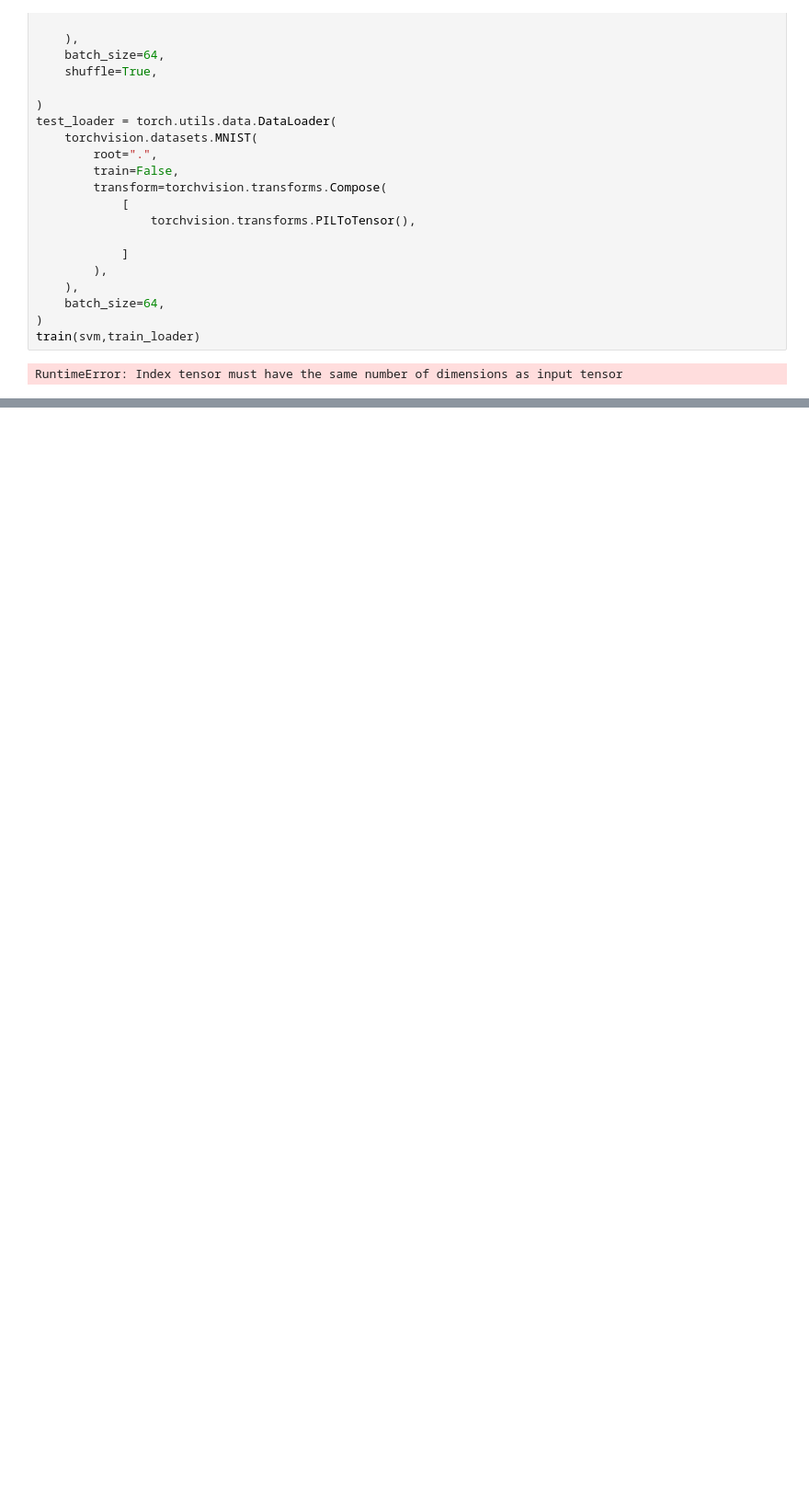
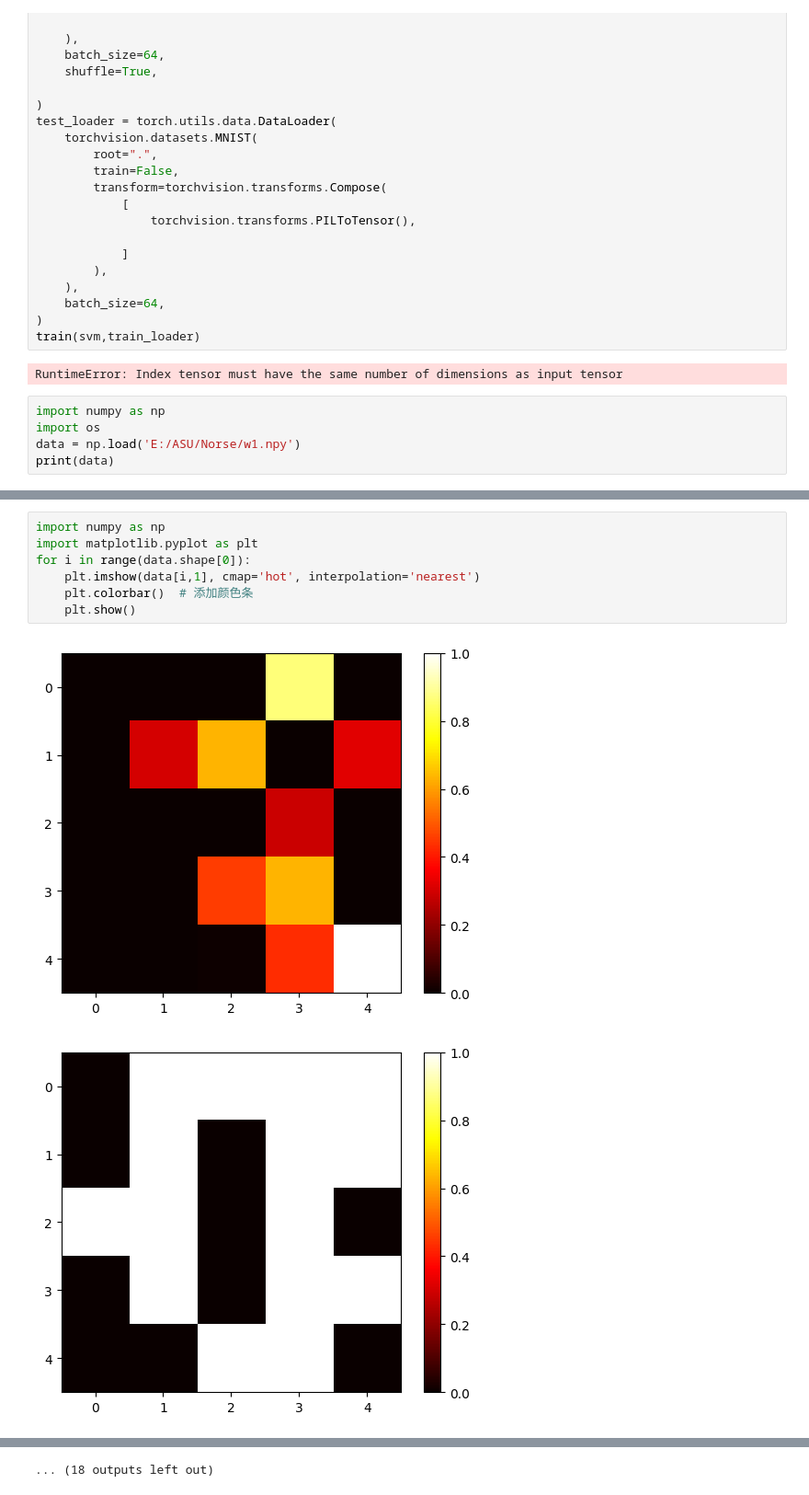
Before and after one commit to zhenqi72/STDP_CNN, a Jupyter notebook: STDP_CNN.ipynb, the cells around one changed output, grey strips where cells are left out. Shown at 92% size. Drawn from its saved outputs; the diff is of its cells as text; blank space fills up the shorter version.

```diff
--- a/STDP_CNN.ipynb
+++ b/STDP_CNN.ipynb
@@ -68,3 +68,8 @@ test_loader = torch.utils.data.DataLoader(
 train(svm,train_loader)
 # %% [output]
 RuntimeError: Index tensor must have the same number of dimensions as input tensor
+# %%
+import numpy as np
+import os
+data = np.load('E:/ASU/Norse/w1.npy')
+print(data)
@@ -70,0 +94,10 @@ RuntimeError: Index tensor must have the same number of dimensions as input tens
+# %%
+import numpy as np
+import matplotlib.pyplot as plt
+for i in range(data.shape[0]):
+    plt.imshow(data[i,1], cmap='hot', interpolation='nearest')
+    plt.colorbar()  # 添加颜色条
+    plt.show()
+# %% [output]
+[figure, added]
+[figure, added]
@@ -70,0 +114 @@ RuntimeError: Index tensor must have the same number of dimensions as input tens
+... (18 outputs left out)
```
Also changed, not shown: parts of 2 cells of this notebook, 5 other files.
